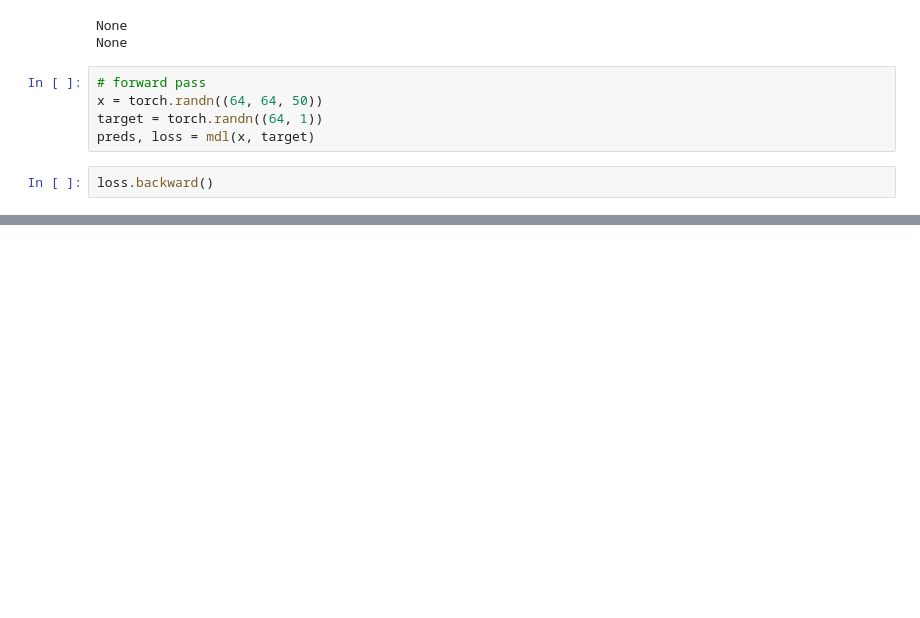
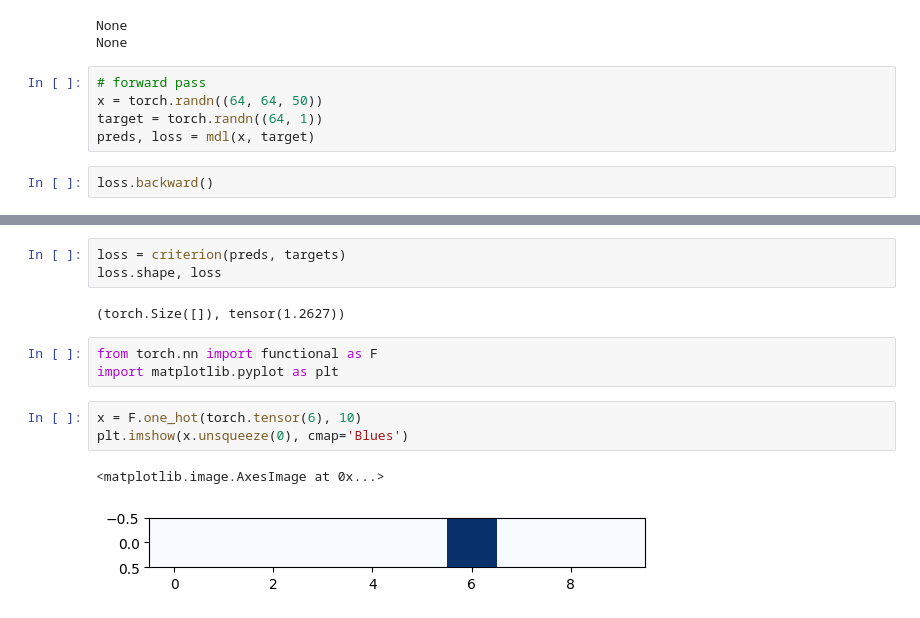
Before and after one commit to garcesote/deepAAD_project, a Jupyter notebook: notebooks/play.ipynb, the cells around one changed output, grey strips where cells are left out. Cells and saved outputs as stored; diff of their text form; blank space fills up the shorter version.

```diff
--- a/notebooks/play.ipynb
+++ b/notebooks/play.ipynb
@@ -1528,0 +1555,14 @@ loss.backward()
+# %%
+loss = criterion(preds, targets)
+loss.shape, loss
+# %% [output]
+(torch.Size([]), tensor(1.2627))
+# %%
+from torch.nn import functional as F
+import matplotlib.pyplot as plt
+# %%
+x = F.one_hot(torch.tensor(6), 10)
+plt.imshow(x.unsqueeze(0), cmap='Blues')
+# %% [output]
+<matplotlib.image.AxesImage at 0x...>
+[figure, added]
```
Also changed, not shown: parts of 5 cells of this notebook, 10 other files.
